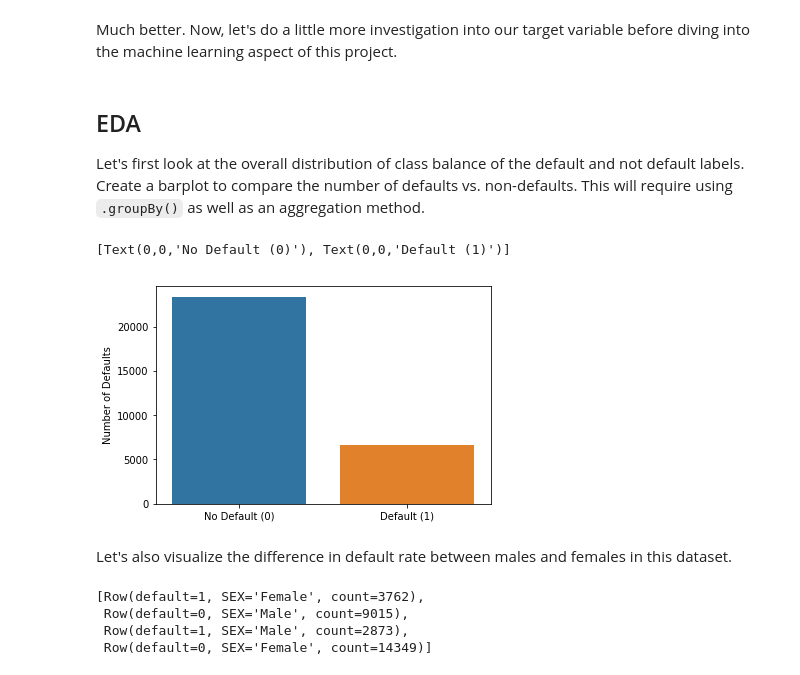
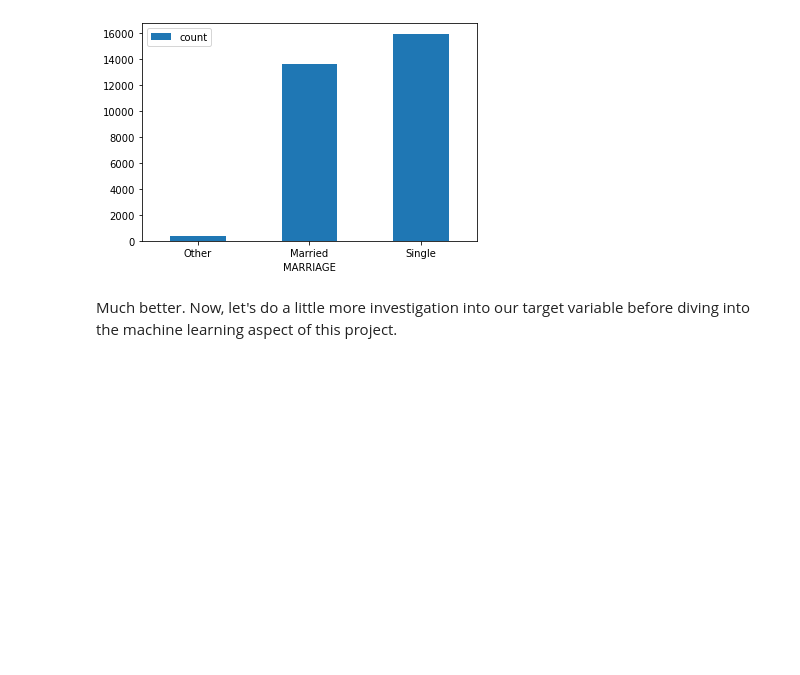
Before and after one commit to learn-co-curriculum/dsc-machine-learning-with-spark-lab, a Jupyter notebook: index.ipynb, the cells around one changed output. Saved outputs shown, nothing was run; the diff lists cells and outputs as text; code cells hidden in the pictures; blank space fills up the shorter version.

```diff
--- a/index.ipynb
+++ b/index.ipynb
@@ -133,27 +209,10 @@ Feature  MARRIAGE  has:  [Row(MARRIAGE='Other'), Row(MARRIAGE='Married'), Row(MA
+# %%
+# Plot MARRIAGE
+df_all_binned.groupBy('MARRIAGE')\
+             .count()\
+             .toPandas()\
+             .plot(x="MARRIAGE", y="count", kind="bar", rot=0);
+# %% [output]
+[figure, added]
 # %% [markdown]
 Much better. Now, let's do a little more investigation into our target variable before diving into the machine learning aspect of this project.
-# %% [markdown]
-##  EDA
-
-Let's first look at the overall distribution of class balance of the default and not default labels. Create a barplot to compare the number of defaults vs. non-defaults. This will require using `.groupBy()` as well as an aggregation method.
-# %%
-number_of_defaults = spark_df_done.groupBy('default').count().collect()
-default = [x[0] for x in number_of_defaults]
-num_defaults = [x[1] for x in number_of_defaults]
-ax = sns.barplot(default,num_defaults)
-ax.set_ylabel('Number of Defaults')
-ax.set_xticklabels(['No Default (0)','Default (1)'])
-# %% [output]
-[Text(0,0,'No Default (0)'), Text(0,0,'Default (1)')]
-[figure, removed]
-# %% [markdown]
-Let's also visualize the difference in default rate between males and females in this dataset.
-# %%
-# perform a groupby for default and sex
-results = spark_df_done.groupBy(['default','SEX']).count().collect()
-results
-# %% [output]
-[Row(default=1, SEX='Female', count=3762),
- Row(default=0, SEX='Male', count=9015),
- Row(default=1, SEX='Male', count=2873),
- Row(default=0, SEX='Female', count=14349)]
```
Also changed, not shown: parts of 82 cells of this notebook, 9 other files.
